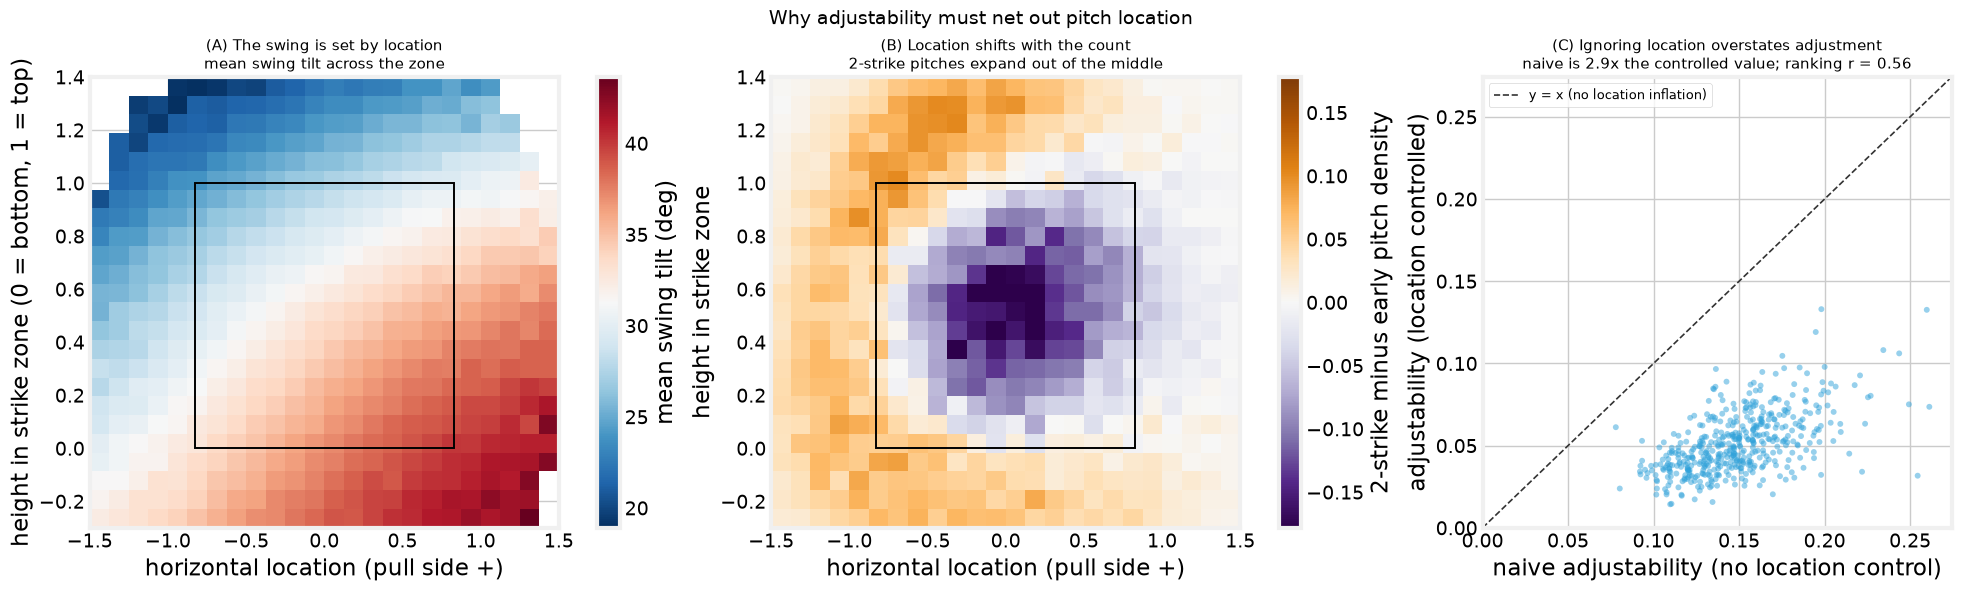
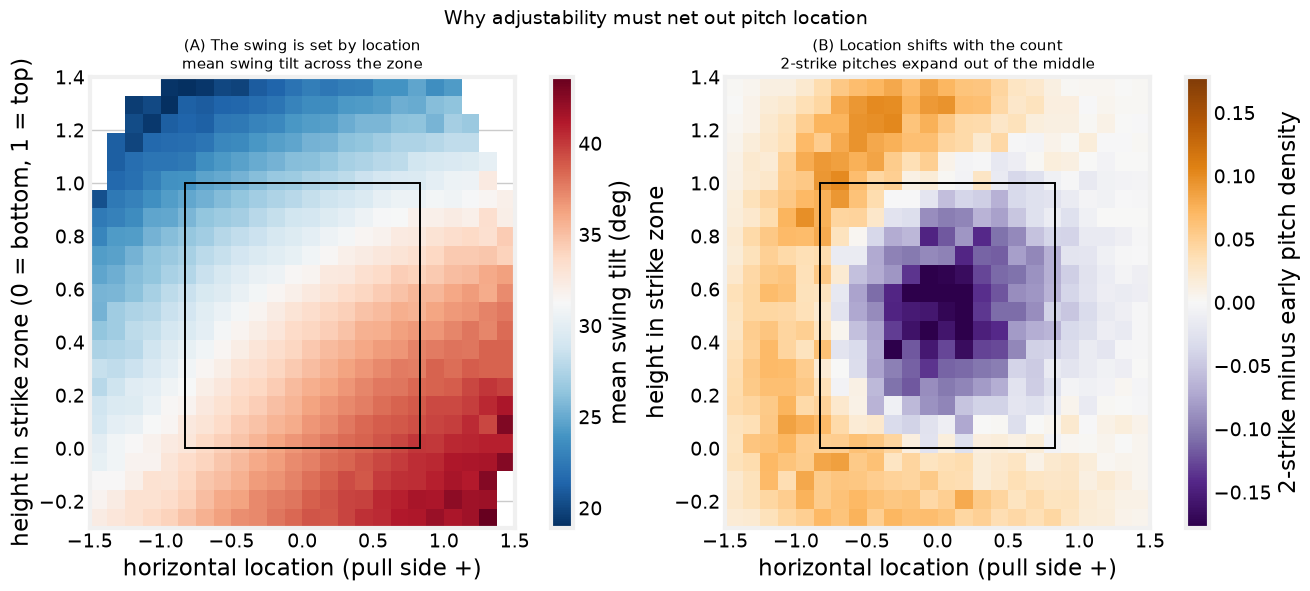
Code edit (unified diff) that turned the first committed figure into the second:
--- before
+++ after
@@ -1,13 +1,12 @@
 # ---- Defense figure: why the location confound must be controlled ----
 # (A) the swing dials are set by pitch location; (B) pitch location shifts with the situation
-# (2-strike pitches move low/away); (C) therefore a naive situation signal that ignores location
-# overstates adjustment. Panel C reuses adjustability.py's own helpers, so its "controlled" axis is
-# exactly the metric's number and "naive" is that same computation with the location block removed.
+# (2-strike pitches expand out of the zone's middle). Together: the swing is largely dictated by where
+# the pitch is, and where the pitch is depends on the situation -- so a raw "his swing differs by
+# situation" signal is confounded by location, which is why the metric nets location out first.
 import sys
 import numpy as np
 import matplotlib.pyplot as plt
 sys.path.insert(0, str(ROOT / 'src'))
-from adjustability import (add_context, adj_r2, dummies, location_design,
-                           DIALS, KEY, SEASONS, MIN_SWINGS)
+from adjustability import add_context, location_design, DIALS, KEY, SEASONS
 
 cols = (['game_year', 'batter_full_name'] + KEY + ['balls', 'strikes', 'outs_when_up', 'plate_x',
@@ -28,5 +27,5 @@
 
 with plt.style.context(FT):
-    fig, (axA, axB, axC) = plt.subplots(1, 3, figsize=(19.5, 5.8), constrained_layout=True)
+    fig, (axA, axB) = plt.subplots(1, 2, figsize=(13, 5.8), constrained_layout=True)
 
     # (A) mean swing tilt across the zone -- location sets the swing geometry
@@ -60,30 +59,5 @@
     axB.set_ylabel('height in strike zone')
 
-    # (C) naive (situation only, NO location) vs location-controlled adjustability, per hitter
-    all_cols = ['balls', 'strikes', 'base_state', 'outs_when_up', 'pitch_group']
-    rows = []
-    for (bid, stand), g in df.groupby(KEY, sort=False):
-        if len(g) < MIN_SWINGS:
-            continue
-        S = np.column_stack([np.ones(len(g)), dummies(g, all_cols)])
-        naive = np.mean([max(0.0, adj_r2(g[d].to_numpy(float), S)) for d in DIALS])
-        rows.append({'batter_id': bid, 'batter_stand': stand, 'naive': naive})
-    nd = pd.DataFrame(rows).merge(
-        pd.read_parquet(DATA / 'adjustability.parquet', columns=KEY + ['adjustability']), on=KEY)
-    ratio = nd['naive'].mean() / nd['adjustability'].mean()
-    r = np.corrcoef(nd['naive'], nd['adjustability'])[0, 1]
-    hi = max(nd['naive'].max(), nd['adjustability'].max()) * 1.05
-    axC.scatter(nd['naive'], nd['adjustability'], s=18, alpha=.5, color='#30a2da', edgecolor='none')
-    axC.plot([0, hi], [0, hi], color='#333333', lw=1.2, ls='--', label='y = x (no location inflation)')
-    axC.set_xlim(0, hi)
-    axC.set_ylim(0, hi)
-    axC.set_title(f'(C) Ignoring location overstates adjustment\nnaive is {ratio:.1f}x the controlled '
-                  f'value; ranking r = {r:.2f}', fontsize=11)
-    axC.set_xlabel('naive adjustability (no location control)')
-    axC.set_ylabel('adjustability (location controlled)')
-    axC.legend(loc='upper left', fontsize=9)
-
     fig.suptitle('Why adjustability must net out pitch location', fontsize=14)
     fig.savefig(plot_path('adjustability_location_confound.png'), dpi=130)
     plt.show()
-print(f'naive/controlled mean ratio = {ratio:.2f}, rank corr = {r:.3f}')

Commit: Add location-confound defense figure to adjustability_results (panels A+B)